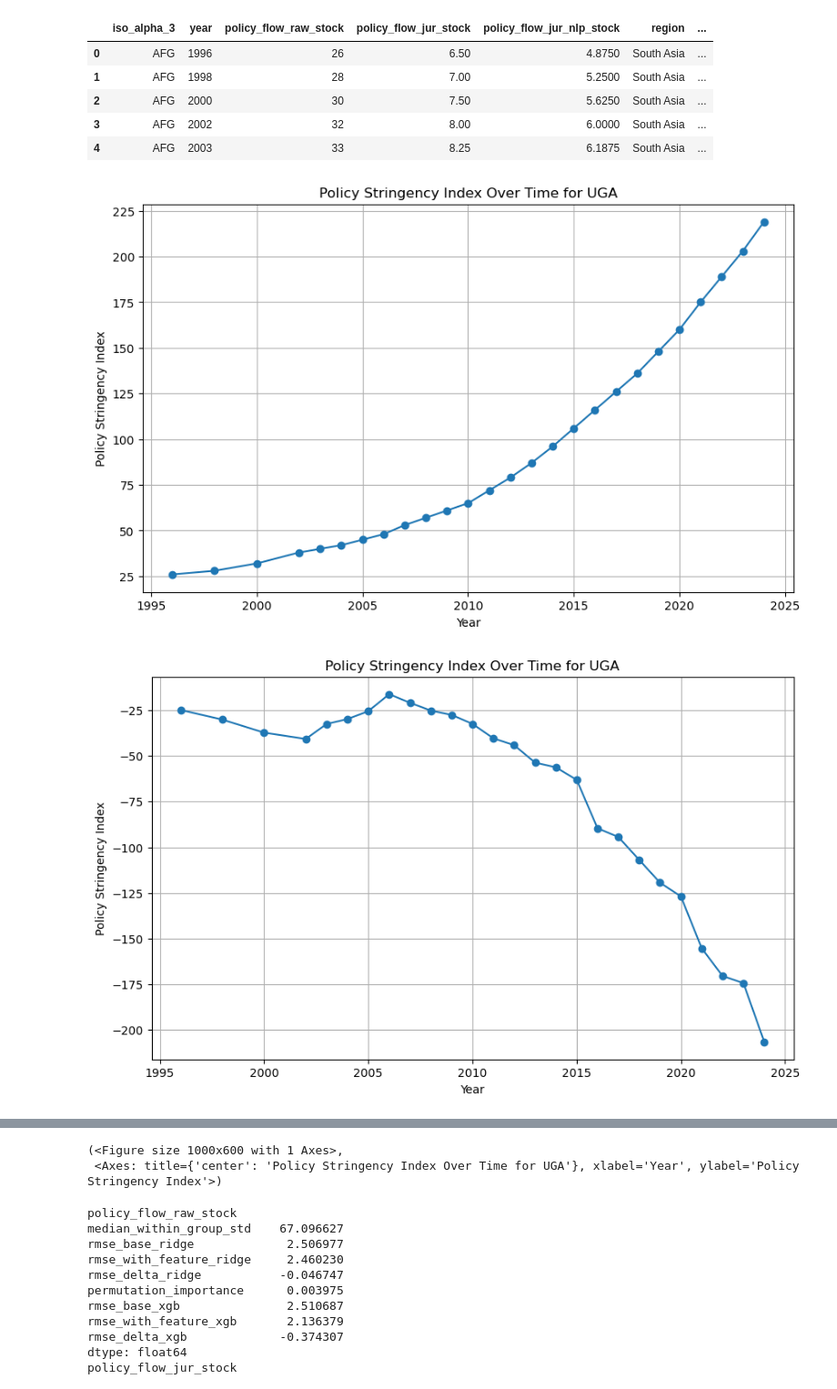
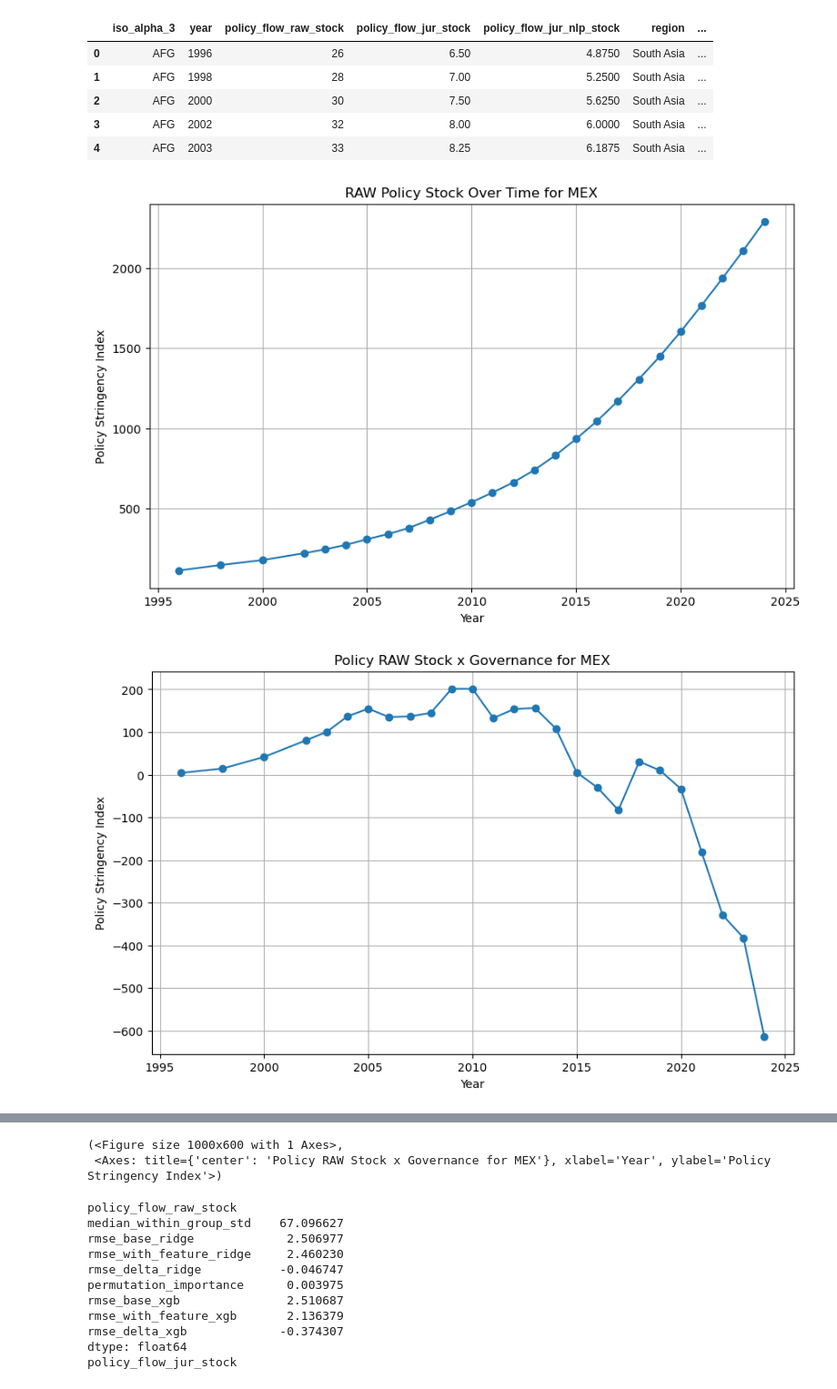
Before and after one commit to jroblar/ndc_evaluation, a Jupyter notebook: policy_index/experiment_with_interaction_term.ipynb, the cells around one changed output, grey strips where cells are left out. Shown at 91% size. Saved outputs shown, nothing was run; the diff lists cells and outputs as text; code cells hidden in the pictures.

```diff
--- a/policy_index/experiment_with_interaction_term.ipynb
+++ b/policy_index/experiment_with_interaction_term.ipynb
@@ -10,7 +10,7 @@ DATA_DIR_PATH = os.path.join(PARENT_DIR_PATH, "data")
 RAW_DATA_DIR_PATH = os.path.join(DATA_DIR_PATH, "raw_data")
 PROCESSED_DATA_DIR_PATH = os.path.join(DATA_DIR_PATH, "processed_data")
 CLIMATE_POLICY_DATA_DIR_PATH = os.path.join(RAW_DATA_DIR_PATH, "climate_policy_data")
-DRIVERS_DATA_DIR_PATH = os.path.join(RAW_DATA_DIR_PATH, "drivers")
+DRIVERS_DATA_DIR_PATH = os.path.join(RAW_DATA_DIR_PATH, "governance_data")
 # %%
 emissions_df = pd.read_csv(os.path.join(PROCESSED_DATA_DIR_PATH, "historical_total_emission_per_country.csv"))
 emissions_df.head()
@@ -351,9 +351,9 @@ def plot_policy_time_series(country_iso3, df=merged_df, year_col="year",
 # Example usage:
 # plot_policy_time_series("USA")
 # %%
-plot_policy_time_series("UGA", value_col="policy_flow_raw_stock")
-plot_policy_time_series("UGA", value_col="policy_flow_raw_stock_x_gov")
-plot_policy_time_series("UGA", value_col="policy_flow_raw_stock_dm_x_gov")
+plot_policy_time_series("MEX", value_col="policy_flow_raw_stock", title="RAW Policy Stock Over Time for MEX")
+plot_policy_time_series("MEX", value_col="policy_flow_raw_stock_x_gov", title="Policy RAW Stock x Governance for MEX")
+# plot_policy_time_series("MEX", value_col="policy_flow_raw_stock_dm_x_gov")
 # %% [output]
-[figure, old version]
+[figure, new version]
-[figure, old version]
+[figure, new version]
@@ -361,5 +360,5 @@ plot_policy_time_series("UGA", value_col="policy_flow_raw_stock_dm_x_gov")
 (<Figure size 1000x600 with 1 Axes>,
- <Axes: title={'center': 'Policy Stringency Index Over Time for UGA'}, xlabel='Year', ylabel='Policy Stringency Index'>)
+ <Axes: title={'center': 'Policy RAW Stock x Governance for MEX'}, xlabel='Year', ylabel='Policy Stringency Index'>)
 # %%
 evaluator = FeaturePredictiveEvaluator(merged_df, include_year=False)
 for v in policy_vars:
```
Also changed, not shown: parts of 1 cell of this notebook, 16 other files.
